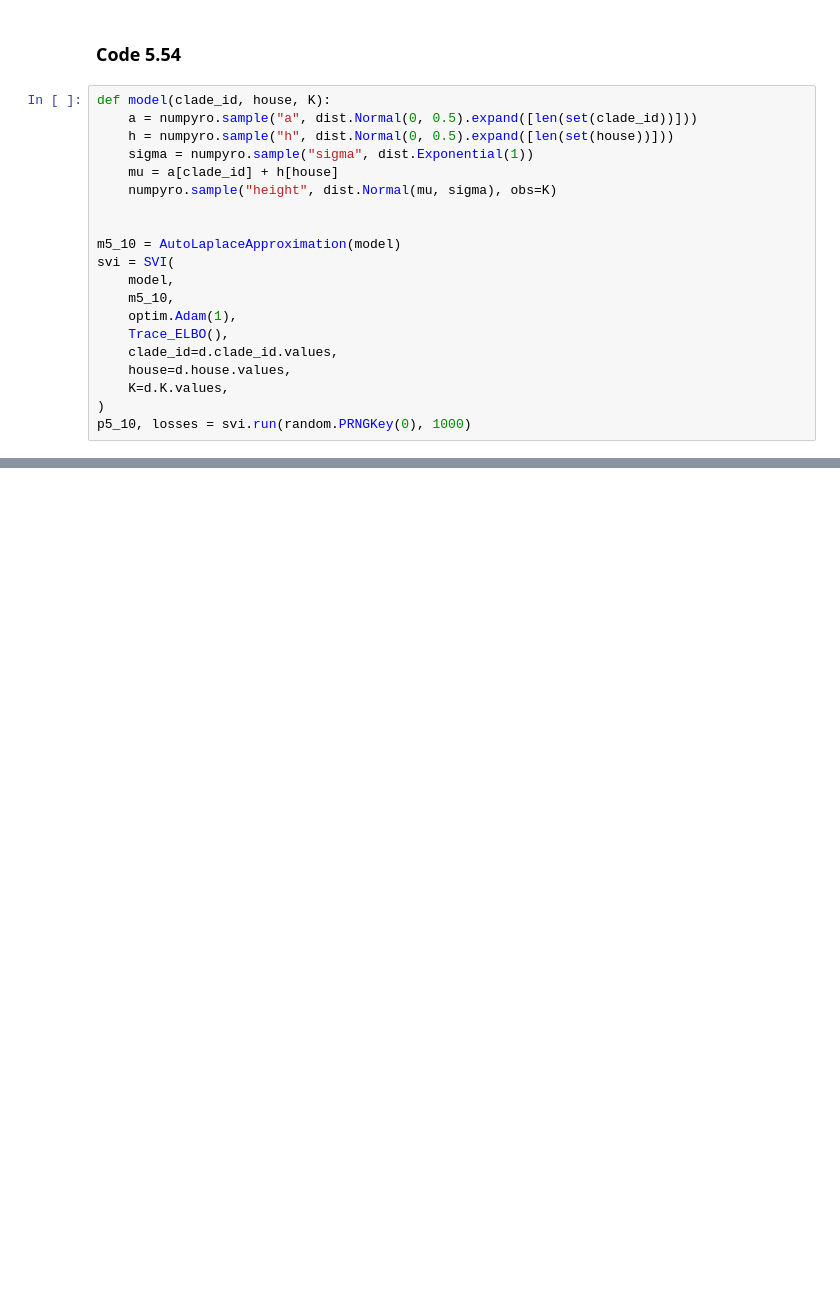
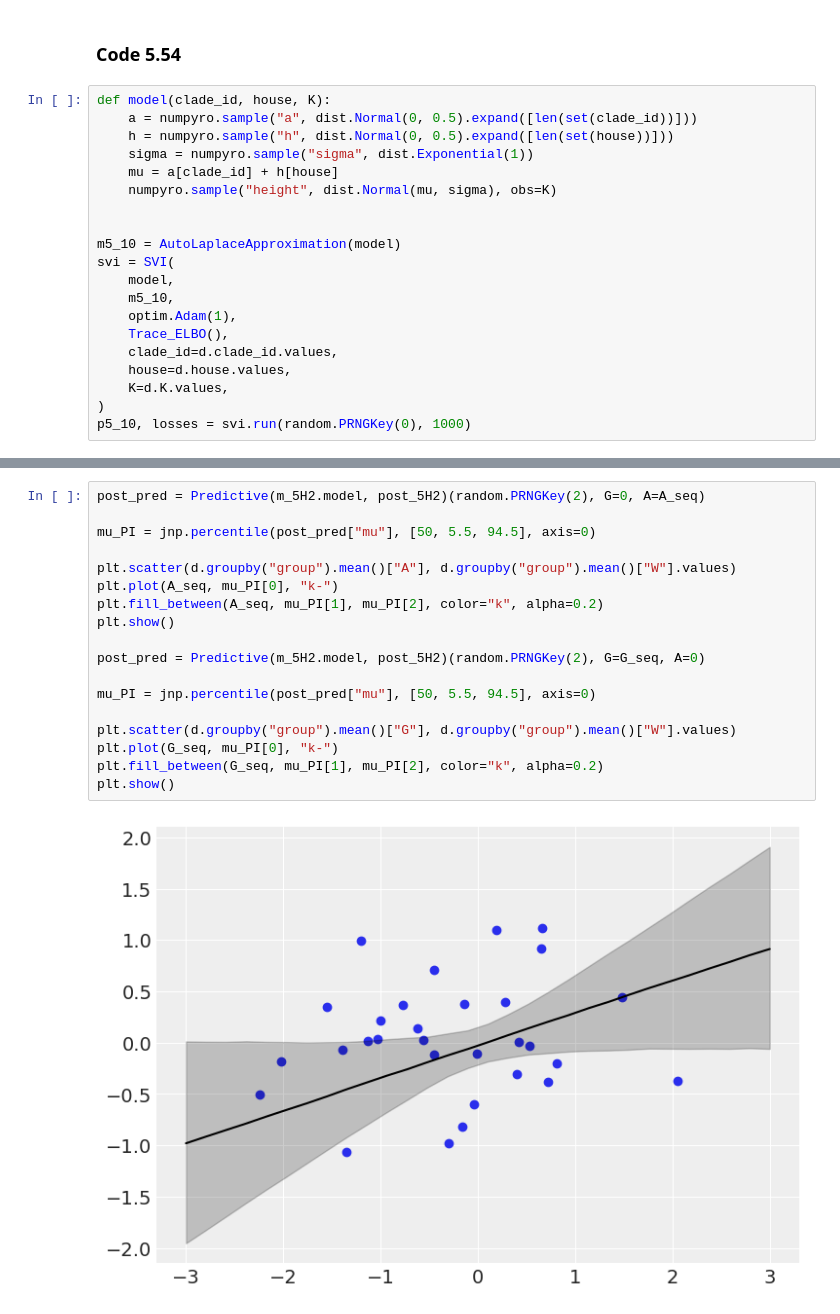
Before and after one commit to jgraving/rethinking-numpyro, a Jupyter notebook: notebooks/05_the_many_variables_and_the_spurious_waffles.ipynb, the cells around one changed output, grey strips where cells are left out. Cells and saved outputs as stored; diff of their text form; blank space fills up the shorter version.

```diff
--- a/notebooks/05_the_many_variables_and_the_spurious_waffles.ipynb
+++ b/notebooks/05_the_many_variables_and_the_spurious_waffles.ipynb
@@ -987,0 +1191,20 @@ p5_10, losses = svi.run(random.PRNGKey(0), 1000)
+# %%
+post_pred = Predictive(m_5H2.model, post_5H2)(random.PRNGKey(2), G=0, A=A_seq)
+
+mu_PI = jnp.percentile(post_pred["mu"], [50, 5.5, 94.5], axis=0)
+
+plt.scatter(d.groupby("group").mean()["A"], d.groupby("group").mean()["W"].values)
+plt.plot(A_seq, mu_PI[0], "k-")
+plt.fill_between(A_seq, mu_PI[1], mu_PI[2], color="k", alpha=0.2)
+plt.show()
+
+post_pred = Predictive(m_5H2.model, post_5H2)(random.PRNGKey(2), G=G_seq, A=0)
+
+mu_PI = jnp.percentile(post_pred["mu"], [50, 5.5, 94.5], axis=0)
+
+plt.scatter(d.groupby("group").mean()["G"], d.groupby("group").mean()["W"].values)
+plt.plot(G_seq, mu_PI[0], "k-")
+plt.fill_between(G_seq, mu_PI[1], mu_PI[2], color="k", alpha=0.2)
+plt.show()
+# %% [output]
+[figure, added]
```
Also changed, not shown: parts of 12 cells of this notebook.
